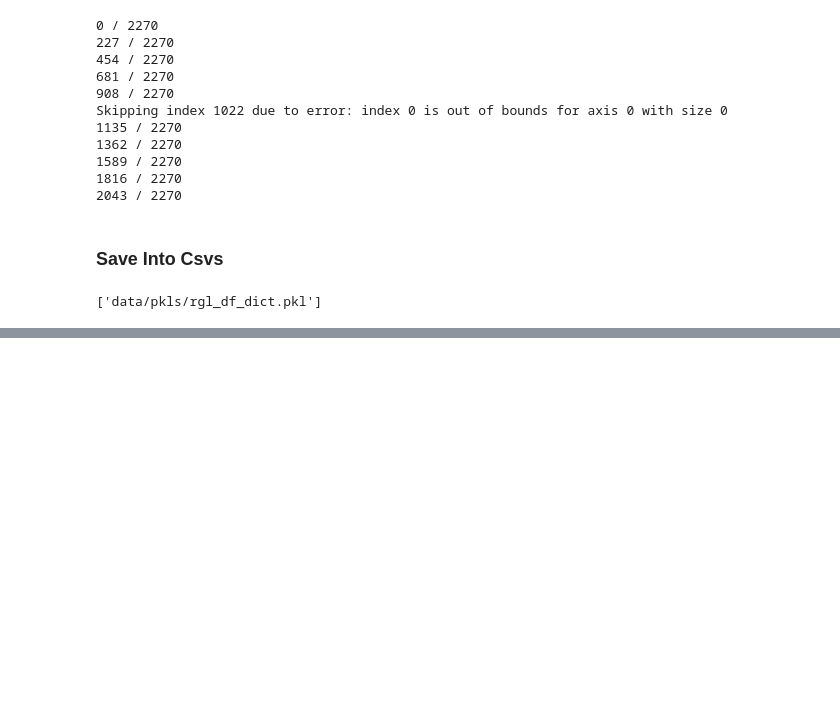
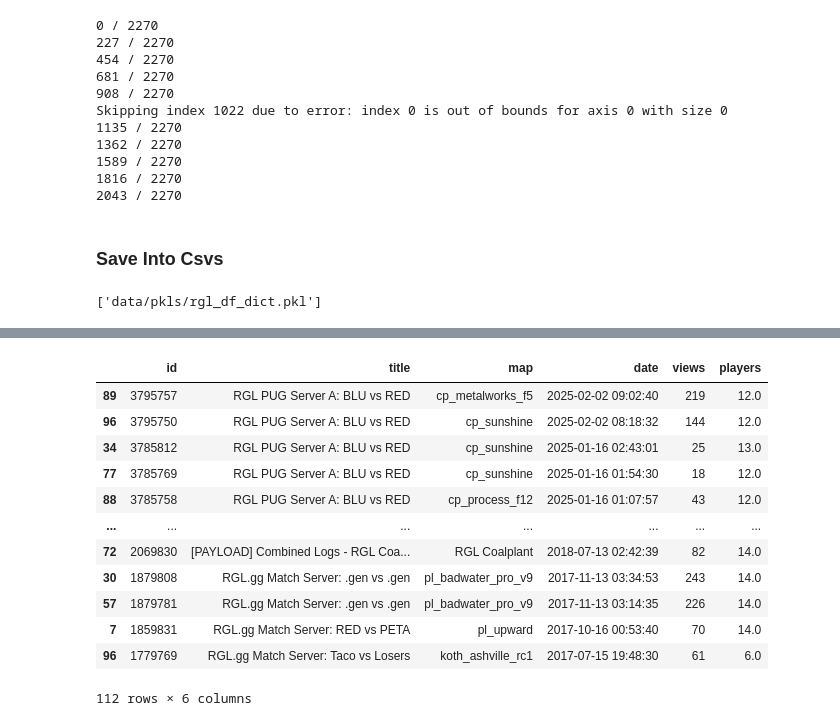
Before and after one commit to ebtrout/tf2_data_vis, a Jupyter notebook: log_manipulation/data manips.ipynb, the cells around one changed output, grey strips where cells are left out. Saved outputs shown, nothing was run; the diff lists cells and outputs as text; code cells hidden in the pictures; blank space fills up the shorter version.

```diff
--- a/log_manipulation/data manips.ipynb
+++ b/log_manipulation/data manips.ipynb
@@ -1182,0 +1204,16 @@ joblib.dump(df_dict,'data/pkls/rgl_df_dict.pkl')
+# %%
+a[a['title'].str.lower().str.contains('rgl')]
+# %% [output]
+|  | id | title | map | date | views | players |
+| 89 | 3795757 | RGL PUG Server A: BLU vs RED | cp_metalworks_f5 | 2025-02-02 09:02:40 | 219 | 12.0 |
+| 96 | 3795750 | RGL PUG Server A: BLU vs RED | cp_sunshine | 2025-02-02 08:18:32 | 144 | 12.0 |
+| 34 | 3785812 | RGL PUG Server A: BLU vs RED | cp_sunshine | 2025-01-16 02:43:01 | 25 | 13.0 |
+| 77 | 3785769 | RGL PUG Server A: BLU vs RED | cp_sunshine | 2025-01-16 01:54:30 | 18 | 12.0 |
+| 88 | 3785758 | RGL PUG Server A: BLU vs RED | cp_process_f12 | 2025-01-16 01:07:57 | 43 | 12.0 |
+| ... | ... | ... | ... | ... | ... | ... |
+| 72 | 2069830 | [PAYLOAD] Combined Logs - RGL Coa... | RGL Coalplant | 2018-07-13 02:42:39 | 82 | 14.0 |
+| 30 | 1879808 | RGL.gg Match Server: .gen vs .gen | pl_badwater_pro_v9 | 2017-11-13 03:34:53 | 243 | 14.0 |
+| 57 | 1879781 | RGL.gg Match Server: .gen vs .gen | pl_badwater_pro_v9 | 2017-11-13 03:14:35 | 226 | 14.0 |
+| 7 | 1859831 | RGL.gg Match Server: RED vs PETA | pl_upward | 2017-10-16 00:53:40 | 70 | 14.0 |
+| 96 | 1779769 | RGL.gg Match Server: Taco vs Losers | koth_ashville_rc1 | 2017-07-15 19:48:30 | 61 | 6.0 |
+112 rows × 6 columns
```
Also changed, not shown: parts of 4 cells of this notebook, 11 other files.
